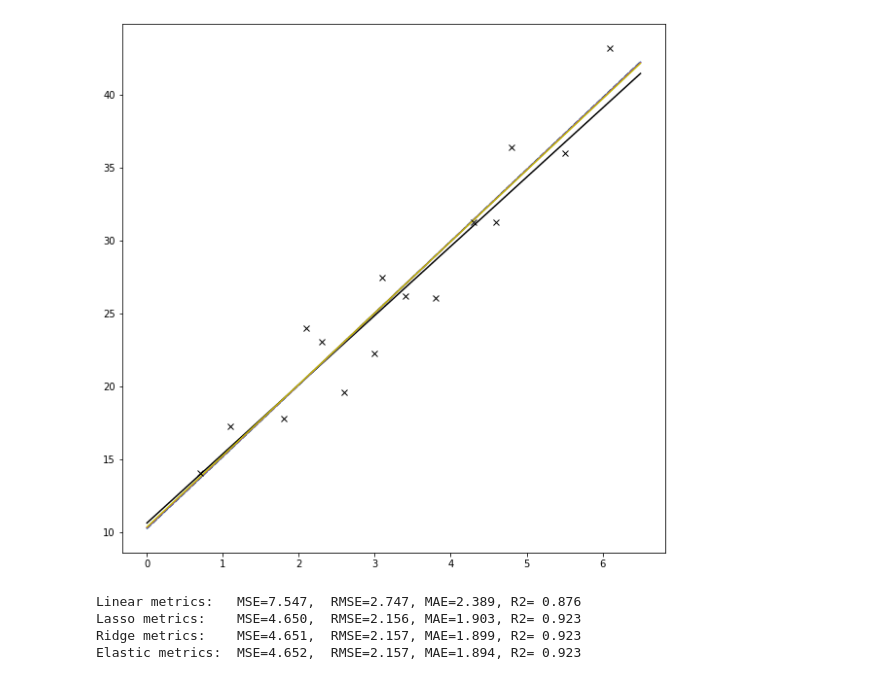
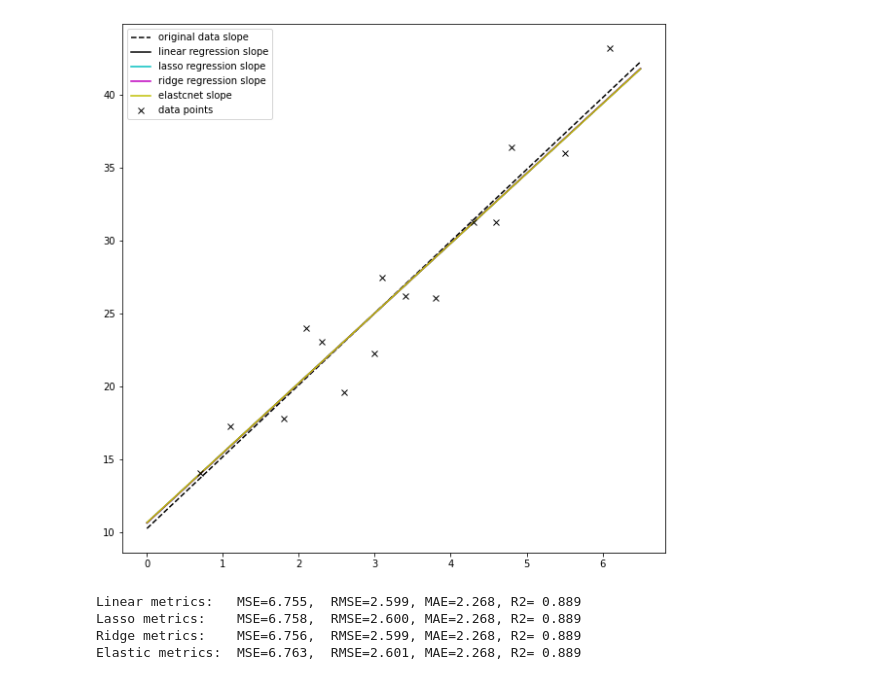
Before and after one commit to Lab-Brat/Materials_Informatics_Experiments, a Jupyter notebook: linear_regression/Linear_Regression_Scikit.ipynb, the cells around one changed output. Saved outputs shown, nothing was run; the diff lists cells and outputs as text; code cells hidden in the pictures.

```diff
--- a/linear_regression/Linear_Regression_Scikit.ipynb
+++ b/linear_regression/Linear_Regression_Scikit.ipynb
@@ -19,25 +19,25 @@ y = np.array([[26.2], [17.8], [31.3], [23.1], [27.5],
               [36.0], [14.1], [22.3], [19.6], [31.3],
               [24.0], [17.3], [43.2], [36.4], [26.1]])
 # %%
-# do 5 fold cross validation
-cv = 5
+# do 3 fold cross validation
+cv = 3
 
 lr= linear_model.LinearRegression()
 predicted = cross_val_predict(lr, X, y, cv=cv)
 
-lr_lasso = LassoCV(cv=cv, random_state=0).fit(X, y)
-predicted_lasso = lr_lasso.predict(X)
-# lr_lasso = linear_model.Lasso()
-# predicted_lasso = cross_val_predict(lr_lasso, X, y, cv=cv)
+# lr_lasso = LassoCV(cv=cv, random_state=0).fit(X, y)
+# predicted_lasso = lr_lasso.predict(X)
+lr_lasso = linear_model.Lasso(alpha=0.005)
+predicted_lasso = cross_val_predict(lr_lasso, X, y, cv=cv)
 
-lr_ridge = RidgeCV(cv=cv).fit(X, y)
-predicted_ridge = lr_ridge.predict(X)
-# lr_ridge = linear_model.Ridge()
-# predicted_ridge = cross_val_predict(lr_ridge, X, y, cv=cv)
+# lr_ridge = RidgeCV(cv=cv).fit(X, y)
+# predicted_ridge = lr_ridge.predict(X)
+lr_ridge = linear_model.Ridge(alpha=0.005)
+predicted_ridge = cross_val_predict(lr_ridge, X, y, cv=cv)
 
-lr_elastic = ElasticNetCV(cv=cv).fit(X, y)
-predicted_elastic = lr_elastic.predict(X)
-# lr_elastic = linear_model.ElasticNet()
-# predicted_elastic = cross_val_predict(lr_elastic, X, y, cv=cv)
+# lr_elastic = ElasticNetCV(cv=cv).fit(X, y)
+# predicted_elastic = lr_elastic.predict(X)
+lr_elastic = linear_model.ElasticNet(alpha=0.005)
+predicted_elastic = cross_val_predict(lr_elastic, X, y, cv=cv)
 # %%
 plt.figure(figsize=(10,10))
@@ -81,21 +82,22 @@ def slope(xx, k, b): return k*xx + b
 # %%
 xx = np.linspace(0,6.5,100)
 yy   = slope(xx, k_y, b_y)
 yy_p = slope(xx, k_pred, b_pred)
 yy_l = slope(xx, k_lasso, b_lasso)
 yy_r = slope(xx, k_ridge, b_ridge)
 yy_e = slope(xx, k_elastic, b_elastic)
 
 plt.figure(figsize=(10,10))
-plt.plot(xx, yy,   'k--')
-plt.plot(xx, yy_p, 'k')
-plt.plot(xx, yy_l, 'c')
-plt.plot(xx, yy_r, 'm')
-plt.plot(xx, yy_e, 'y')
-plt.plot(X, y, 'kx')
+plt.plot(xx, yy,   'k--', label='original data slope')
+plt.plot(xx, yy_p, 'k', label = 'linear regression slope')
+plt.plot(xx, yy_l, 'c', label = 'lasso regression slope')
+plt.plot(xx, yy_r, 'm', label = 'ridge regression slope')
+plt.plot(xx, yy_e, 'y', label = 'elastcnet slope')
+plt.plot(X, y, 'kx', label = 'data points')
+plt.legend(loc='best')
 plt.show()
 # %% [output]
-[figure, old version]
+[figure, new version]
 # %%
 # import metrics to evaluate the model
 from sklearn.metrics import mean_absolute_error, r2_score, mean_squared_error
@@ -130,7 +132,7 @@ print('Lasso metrics:    MSE={0:.3f},  RMSE={1:.3f}, MAE={2:.3f}, R2= {3:.3f}'.f
 print('Ridge metrics:    MSE={0:.3f},  RMSE={1:.3f}, MAE={2:.3f}, R2= {3:.3f}'.format(mse_r, rmse_r, mae_r, r2_r))
 print('Elastic metrics:  MSE={0:.3f},  RMSE={1:.3f}, MAE={2:.3f}, R2= {3:.3f}\n'.format(mse_e, rmse_e, mae_e, r2_e))
 # %% [output]
-Linear metrics:   MSE=7.547,  RMSE=2.747, MAE=2.389, R2= 0.876
-Lasso metrics:    MSE=4.650,  RMSE=2.156, MAE=1.903, R2= 0.923
-Ridge metrics:    MSE=4.651,  RMSE=2.157, MAE=1.899, R2= 0.923
-Elastic metrics:  MSE=4.652,  RMSE=2.157, MAE=1.894, R2= 0.923
+Linear metrics:   MSE=6.755,  RMSE=2.599, MAE=2.268, R2= 0.889
+Lasso metrics:    MSE=6.758,  RMSE=2.600, MAE=2.268, R2= 0.889
+Ridge metrics:    MSE=6.756,  RMSE=2.599, MAE=2.268, R2= 0.889
+Elastic metrics:  MSE=6.763,  RMSE=2.601, MAE=2.268, R2= 0.889
```
Also changed, not shown: parts of 2 cells of this notebook.
